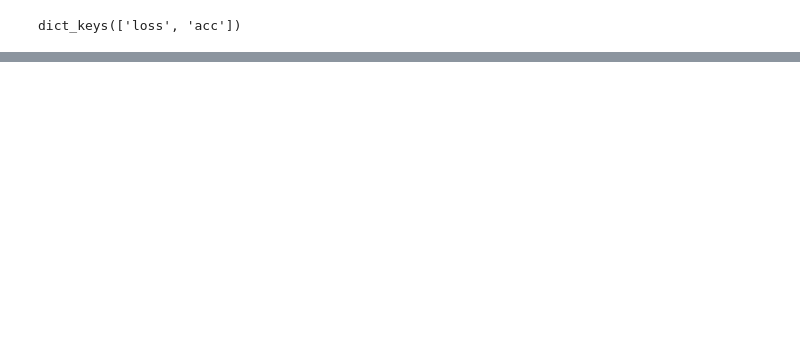
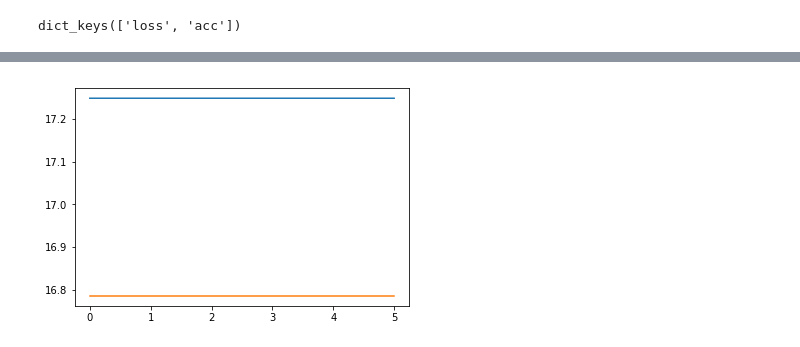
Before and after one commit to swarthyPig/Raspberry-Pi_DHT22_Weather_Station_with_AI, a Jupyter notebook: machine learning/Keras_MRL.ipynb, the cells around one changed output, grey strips where cells are left out. Drawn from its saved outputs; the diff is of its cells as text; code cells hidden in the pictures; blank space fills up the shorter version.

```diff
--- a/machine learning/Keras_MRL.ipynb
+++ b/machine learning/Keras_MRL.ipynb
@@ -163,0 +229,12 @@ plt.show()
+# %%
+# training a new model on the same data to show the effect of increasing model capacity
+model_b = Sequential()
+
+#get number of columns in training data
+n_cols = x_train.shape[1]
+
+#add model layers
+model_b.add(Dense(200, activation='relu', input_shape=(n_cols,)))
+model_b.add(Dense(100, activation='relu'))
+model_b.add(Dense(20, activation='relu'))
+model_b.add(Dense(1, activation='relu'))
@@ -163,0 +382,7 @@ plt.show()
+# %%
+# Plot performance
+plt.plot(hist.history['loss'])
+plt.plot(hist.history['val_loss'])
+plt.show()
+# %% [output]
+[figure, added]
```
Also changed, not shown: parts of 39 cells of this notebook.
